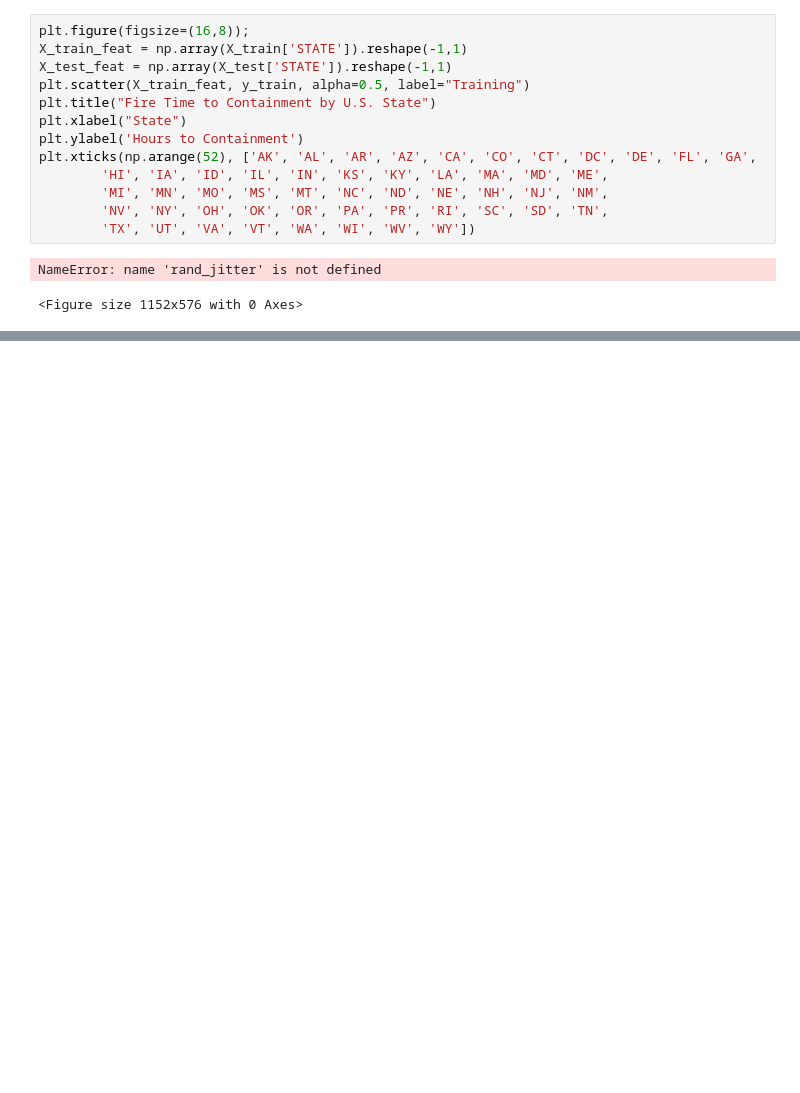
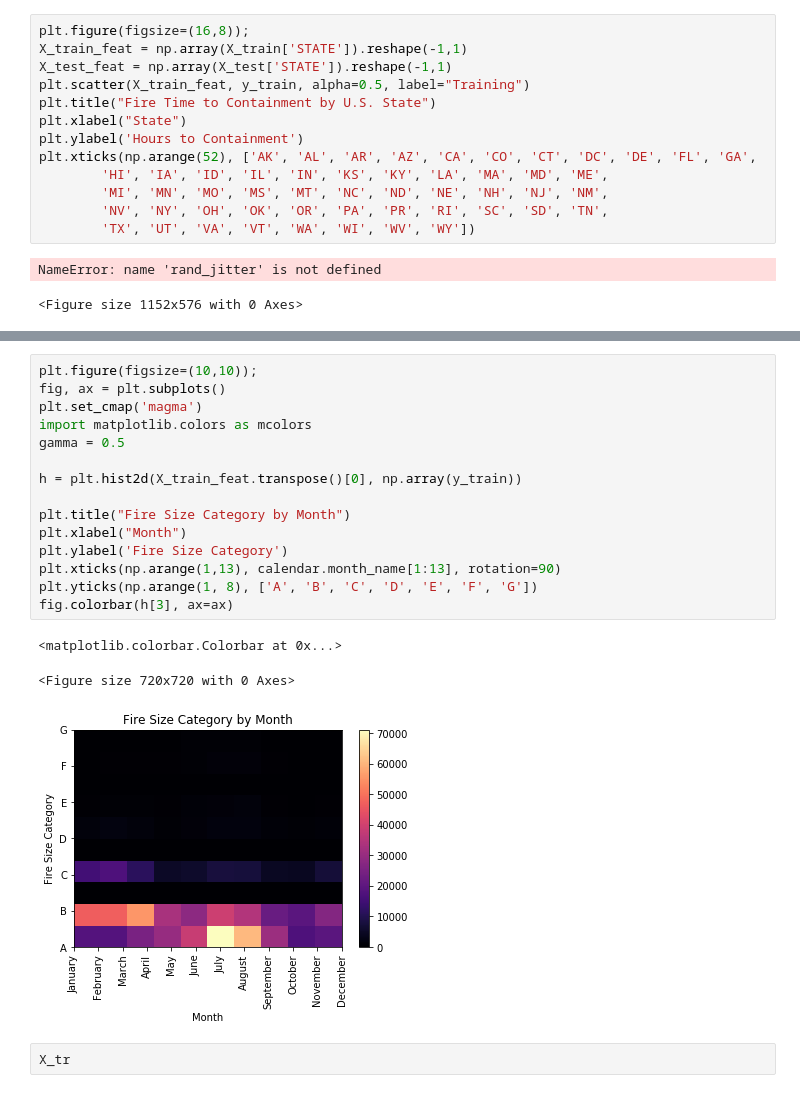
Before and after one commit to li-mc/wildfire_data, a Jupyter notebook: analysis_using_starting_features.ipynb, the cells around one changed output, grey strips where cells are left out. Drawn from its saved outputs; the diff is of its cells as text; blank space fills up the shorter version.

```diff
--- a/analysis_using_starting_features.ipynb
+++ b/analysis_using_starting_features.ipynb
@@ -77,0 +134,21 @@ NameError: name 'rand_jitter' is not defined
+# %%
+plt.figure(figsize=(10,10));
+fig, ax = plt.subplots()
+plt.set_cmap('magma')
+import matplotlib.colors as mcolors
+gamma = 0.5
+
+h = plt.hist2d(X_train_feat.transpose()[0], np.array(y_train))
+
+plt.title("Fire Size Category by Month")
+plt.xlabel("Month")
+plt.ylabel('Fire Size Category')
+plt.xticks(np.arange(1,13), calendar.month_name[1:13], rotation=90)
+plt.yticks(np.arange(1, 8), ['A', 'B', 'C', 'D', 'E', 'F', 'G'])
+fig.colorbar(h[3], ax=ax)
+# %% [output]
+<matplotlib.colorbar.Colorbar at 0x...>
+<Figure size 720x720 with 0 Axes>
+[figure, added]
+# %%
+X_tr
```
Also changed, not shown: parts of 15 cells of this notebook, 8 other files.
